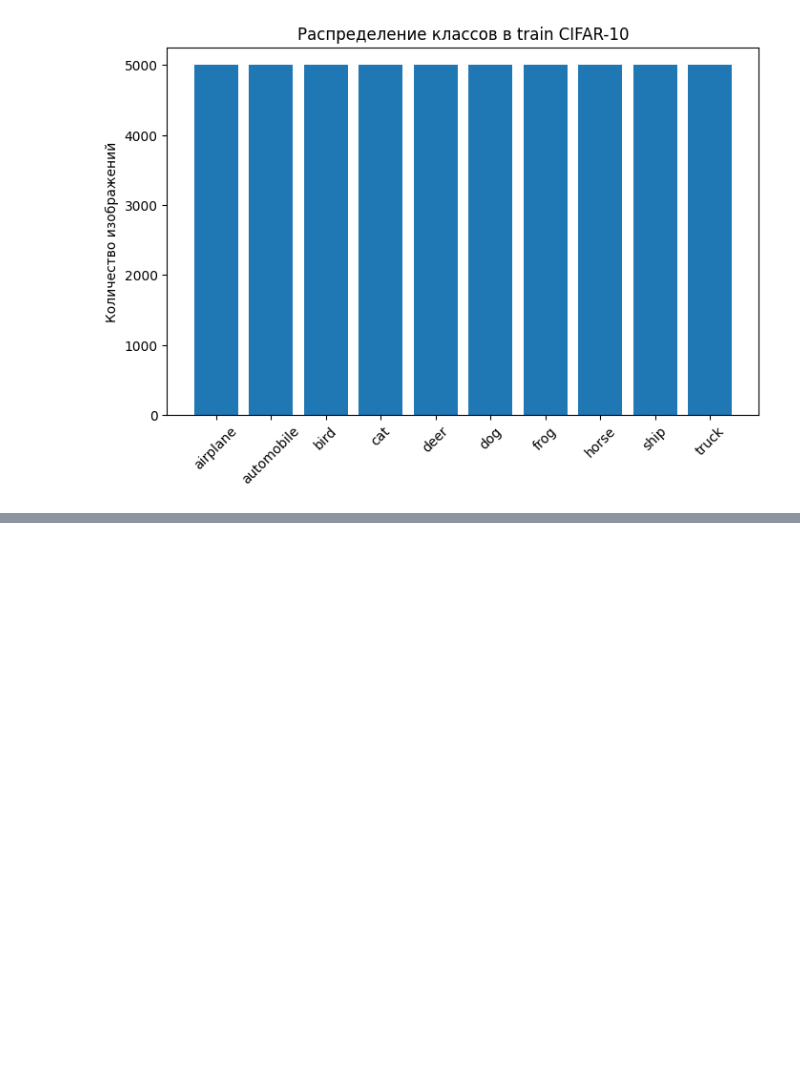
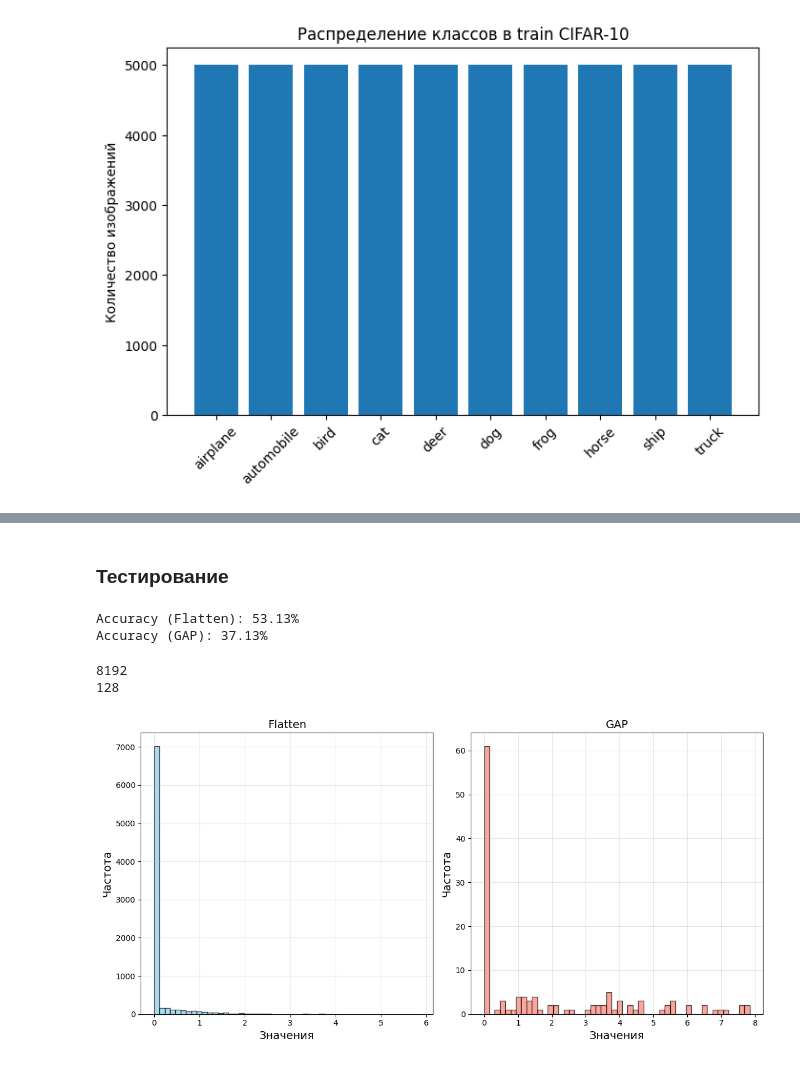
Before and after one commit to romangorbunov91/DL-task-1, a Jupyter notebook: var_4 .ipynb, the cells around one changed output, grey strips where cells are left out. Drawn from its saved outputs; the diff is of its cells as text; code cells hidden in the pictures; blank space fills up the shorter version.

```diff
--- a/var_4 .ipynb
+++ b/var_4 .ipynb
@@ -60,10 +63,10 @@ class NetGAP(nn.Module):
         x = self.activation(x)
 
         x = self.avgPool(x)
-        x = torch.flatten(x, 1)
-        x = self.linear(x)
+        activations = torch.flatten(x, 1)
+        x = self.linear(activations)
         x = F.softmax(x, dim=1)
-        return x
+        return x, activations
 # %%
 models = [NetFlatten(), NetGAP()]
 model_names = ['Flatten', 'GAP']
@@ -72,8 +75,8 @@ model_names = ['Flatten', 'GAP']
 test_tensor = torch.randn(1, 3, 32, 32)
 
 for mdl in models:
-    print(mdl(test_tensor).shape)
-    #print(mdl(test_tensor))
+    mdl_output, _ = mdl(test_tensor)
+    print(mdl_output.shape)
 # %% [output]
 torch.Size([1, 10])
 torch.Size([1, 10])
@@ -179,0 +196,41 @@ Epoch [5/5], Loss: 1.977321743965149
+# %% [markdown]
+### Тестирование
+# %%
+for mdl, mdl_name in zip(models, model_names):
+    mdl.eval()
+    with torch.no_grad():
+        correct = 0
+        total = 0
+        for images, labels in test_loader:
+            outputs, _ = mdl(images)
+            _, predicted = torch.max(outputs.data, 1)
+            total += labels.size(0)
+            correct += (predicted == labels).sum().item()
+
+        print(f'Accuracy ({mdl_name}): {100 * correct / total}%')
+# %% [output]
+Accuracy (Flatten): 53.13%
+Accuracy (GAP): 37.13%
+# %%
+user_colors = ['skyblue', 'salmon']
+
+first_test_batch = next(iter(test_loader))
+first_test_image, first_test_label = first_test_batch
+
+plt.figure(figsize=(12, 6))
+final_activations = []
+for m, mdl, mdl_name in zip(range(len(models)), models, model_names):
+    _, activations = mdl(images)
+
+    plt.subplot(1, 2, m+1)
+    plt.hist(activations.detach().numpy().flatten(), bins=50, alpha=0.7, color=user_colors[m], edgecolor='black')
+    plt.title(mdl_name, fontsize=14)
+    plt.xlabel('Значения', fontsize=14)
+    plt.ylabel('Частота', fontsize=14)
+    plt.grid(True, alpha=0.3)
+plt.tight_layout()
+plt.show()
+# %% [output]
+8192
+128
+[figure, added]
```
Also changed, not shown: parts of 9 cells of this notebook, 1 other file.
